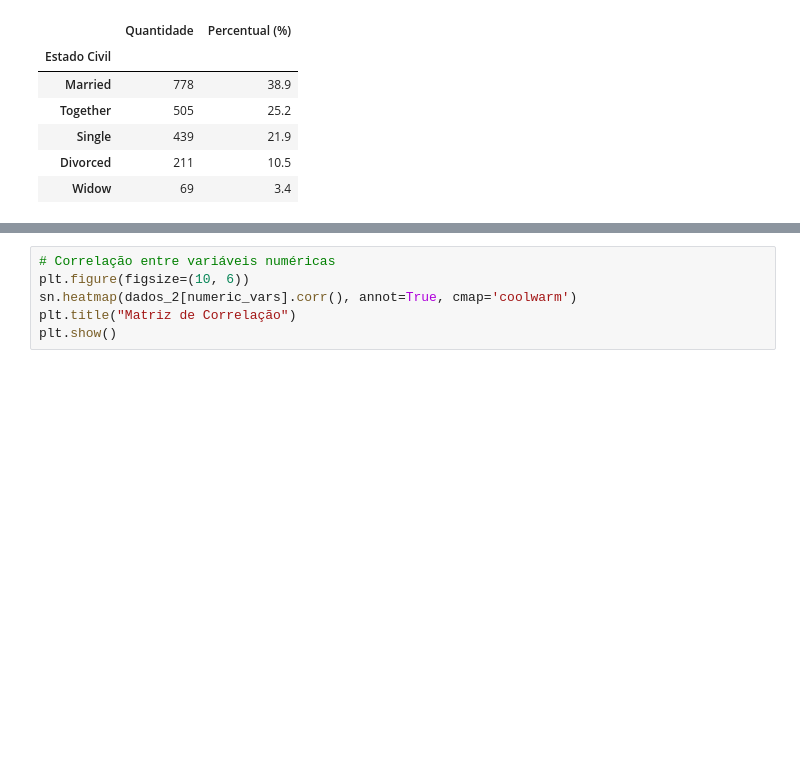
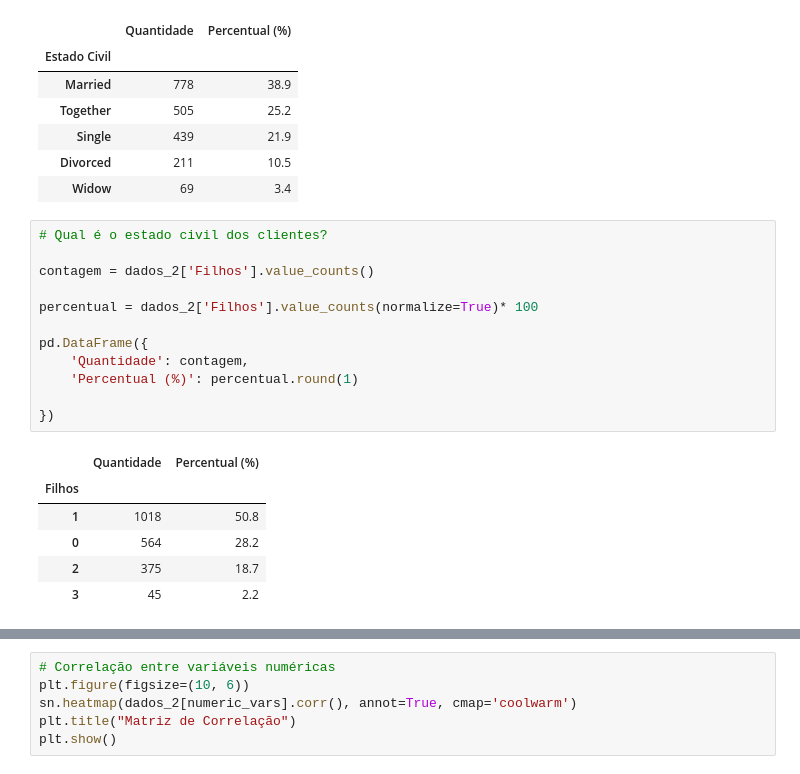
Before and after one commit to thais01fernandes/estat_analises, a Jupyter notebook: descritiva/analise_ifood.ipynb, the cells around one changed output, grey strips where cells are left out. Cells and saved outputs as stored; diff of their text form; blank space fills up the shorter version.

```diff
--- a/descritiva/analise_ifood.ipynb
+++ b/descritiva/analise_ifood.ipynb
@@ -251,3 +251,22 @@ pd.DataFrame({
 | Single | 439 | 21.9 |
 | Divorced | 211 | 10.5 |
 | Widow | 69 | 3.4 |
+# %%
+# Qual é o estado civil dos clientes?
+
+contagem = dados_2['Filhos'].value_counts()
+
+percentual = dados_2['Filhos'].value_counts(normalize=True)* 100
+
+pd.DataFrame({
+    'Quantidade': contagem,
+    'Percentual (%)': percentual.round(1)
+
+})
+# %% [output]
+|  | Quantidade | Percentual (%) |
+| Filhos |  |  |
+| 1 | 1018 | 50.8 |
+| 0 | 564 | 28.2 |
+| 2 | 375 | 18.7 |
+| 3 | 45 | 2.2 |
```
Also changed, not shown: parts of 4 cells of this notebook.
